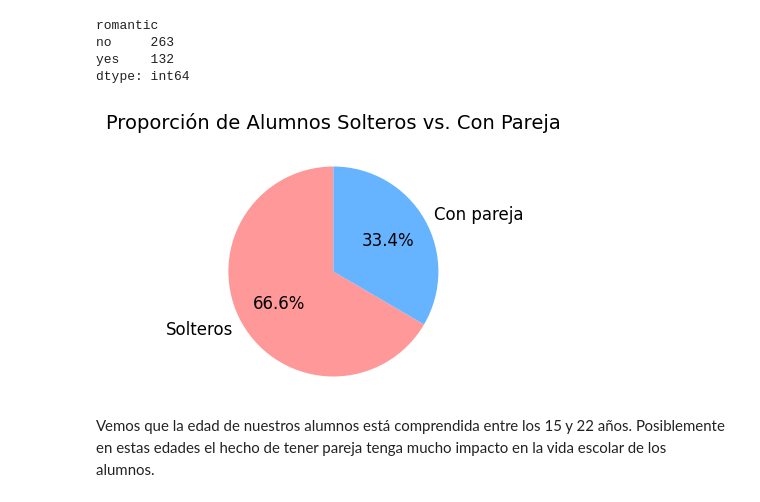
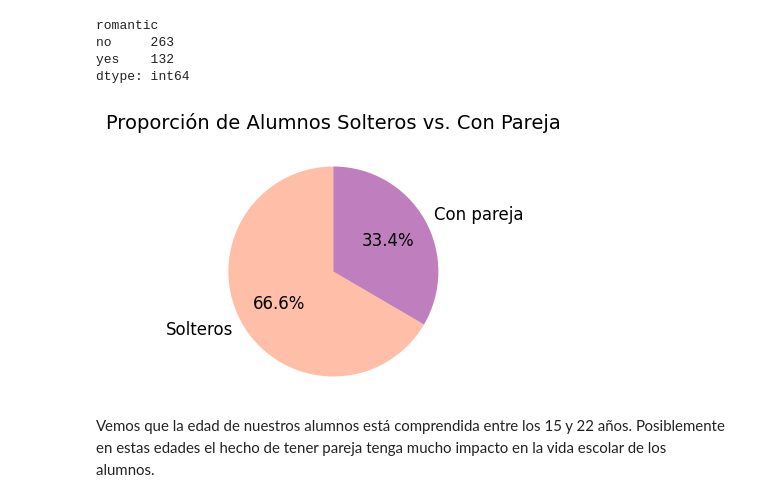
Before and after one commit to antoniolandin/students, a Jupyter notebook: main.ipynb, the cells around one changed output. Saved outputs shown, nothing was run; the diff lists cells and outputs as text; code cells hidden in the pictures.

```diff
--- a/main.ipynb
+++ b/main.ipynb
@@ -106,29 +107,30 @@ dtype: int64
 # %%
 # 1. Contar alumnos con/sin pareja
 romantic_counts = df['romantic'].value_counts()
 
 # 2. Crear el pie plot
 plt.figure(figsize=(4, 3))
-colors = ['#ff9999', '#66b3ff']  # Colores personalizados
+colors = ['coral', 'purple']  # Colores personalizados
 explode = (0.05, 0)  # Resaltar ligeramente una porción
 
 plt.pie(
     romantic_counts,
     labels=['Solteros', 'Con pareja'],  # Etiquetas
     autopct='%1.1f%%',  # Porcentajes con 1 decimal
     startangle=90,  # Ángulo inicial
     colors=colors,
+    wedgeprops={'alpha':0.5},
     textprops={'fontsize': 12}
 )
 
 # 3. Añadir título y ajustes
 plt.title('Proporción de Alumnos Solteros vs. Con Pareja', fontsize=14, pad=20)
 plt.axis('equal')  # Para que el círculo sea perfecto
 
 # 4. Mostrar el gráfico
 plt.show()
 # %% [output]
-[figure, old version]
+[figure, new version]
 # %% [markdown]
 Vemos que la edad de nuestros alumnos está comprendida entre los 15 y 22 años. Posiblemente en estas edades el hecho de tener pareja tenga mucho impacto en la vida escolar de los alumnos.
 # %%
```
Also changed, not shown: parts of 38 cells of this notebook, 15 other files.
